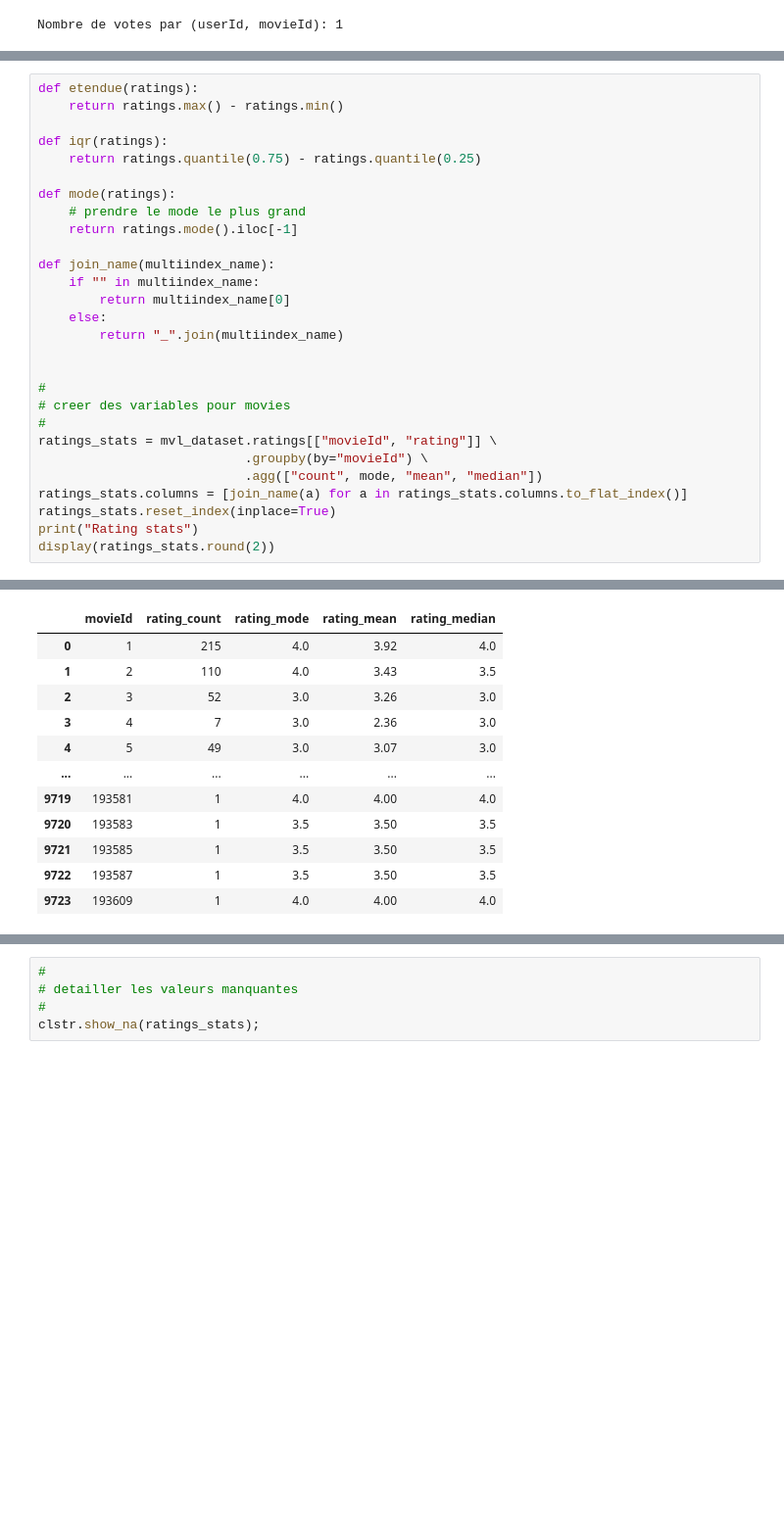
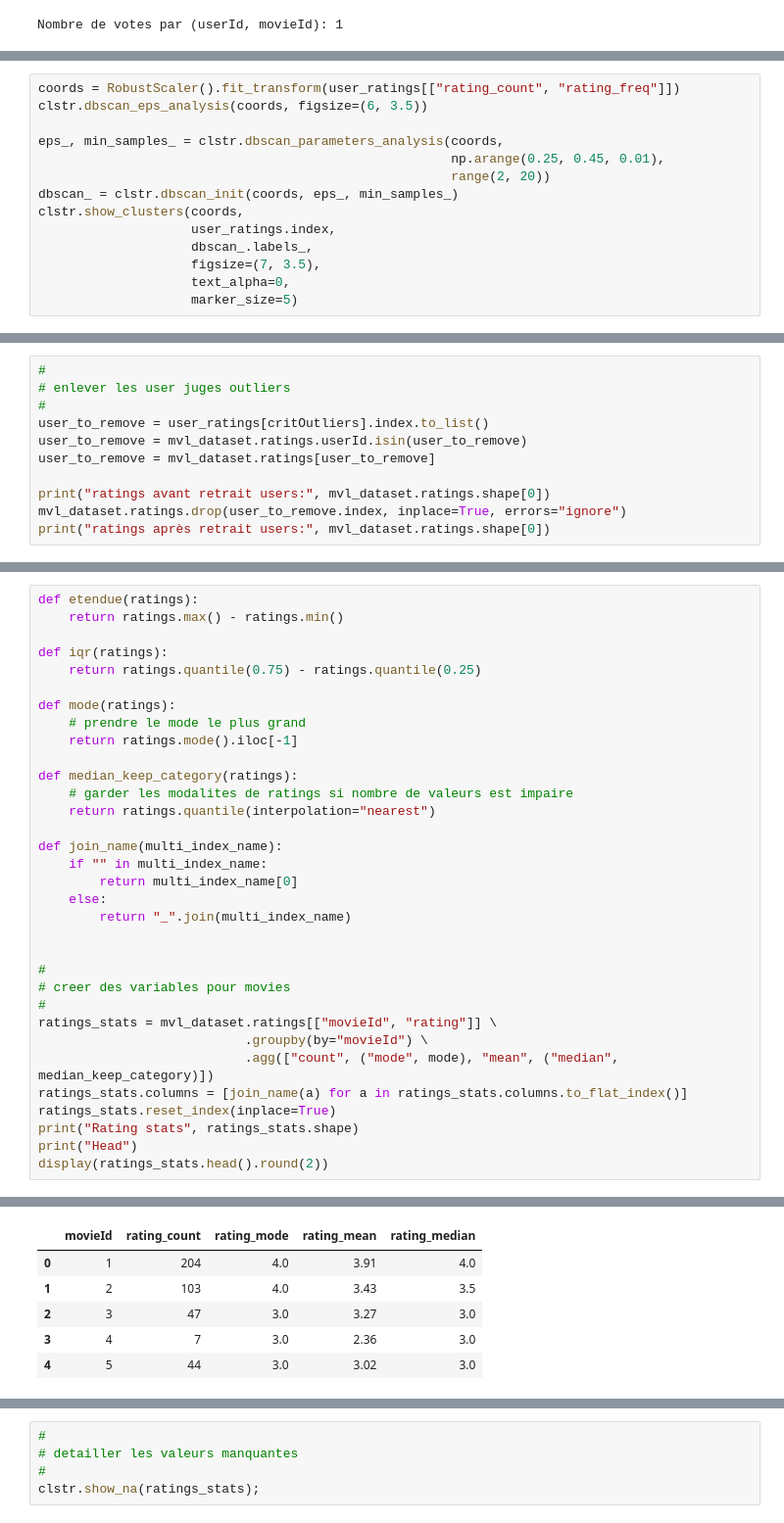
Before and after one commit to jfgagnon00/MovieLens, a Jupyter notebook: Pretraitement.ipynb, the cells around one changed output, grey strips where cells are left out. Shown: that part at 98% size. Drawn from its saved outputs; the diff is of its cells as text; blank space fills up the shorter version.

Commit message:
Filtrer ratings par frequence vote. Exploration + clustering

```diff
--- a/Pretraitement.ipynb
+++ b/Pretraitement.ipynb
@@ -619,0 +746,14 @@ Pour movies.csv, il apparait judicieux d'extraire quelques statistiques sur *rat
+# %%
+coords = RobustScaler().fit_transform(user_ratings[["rating_count", "rating_freq"]])
+clstr.dbscan_eps_analysis(coords, figsize=(6, 3.5))
+
+eps_, min_samples_ = clstr.dbscan_parameters_analysis(coords,
+                                                      np.arange(0.25, 0.45, 0.01),
+                                                      range(2, 20))
+dbscan_ = clstr.dbscan_init(coords, eps_, min_samples_)
+clstr.show_clusters(coords,
+                    user_ratings.index,
+                    dbscan_.labels_,
+                    figsize=(7, 3.5),
+                    text_alpha=0,
+                    marker_size=5)
@@ -619,0 +789,11 @@ Pour movies.csv, il apparait judicieux d'extraire quelques statistiques sur *rat
+# %%
+#
+# enlever les user juges outliers
+#
+user_to_remove = user_ratings[critOutliers].index.to_list()
+user_to_remove = mvl_dataset.ratings.userId.isin(user_to_remove)
+user_to_remove = mvl_dataset.ratings[user_to_remove]
+
+print("ratings avant retrait users:", mvl_dataset.ratings.shape[0])
+mvl_dataset.ratings.drop(user_to_remove.index, inplace=True, errors="ignore")
+print("ratings après retrait users:", mvl_dataset.ratings.shape[0])
@@ -628,11 +814,15 @@ def mode(ratings):
     # prendre le mode le plus grand
     return ratings.mode().iloc[-1]
 
-def join_name(multiindex_name):
-    if "" in multiindex_name:
-        return multiindex_name[0]
+def median_keep_category(ratings):
+    # garder les modalites de ratings si nombre de valeurs est impaire
+    return ratings.quantile(interpolation="nearest")
+
+def join_name(multi_index_name):
+    if "" in multi_index_name:
+        return multi_index_name[0]
     else:
-        return "_".join(multiindex_name)
+        return "_".join(multi_index_name)
 
 
 #
@@ -640,9 +830,10 @@ def join_name(multiindex_name):
 #
 ratings_stats = mvl_dataset.ratings[["movieId", "rating"]] \
                            .groupby(by="movieId") \
-                           .agg(["count", mode, "mean", "median"])
+                           .agg(["count", ("mode", mode), "mean", ("median", median_keep_category)])
 ratings_stats.columns = [join_name(a) for a in ratings_stats.columns.to_flat_index()]
 ratings_stats.reset_index(inplace=True)
-print("Rating stats")
-display(ratings_stats.round(2))
+print("Rating stats", ratings_stats.shape)
+print("Head")
+display(ratings_stats.head().round(2))
 # %% [output]
@@ -650,12 +842,6 @@ Rating stats
 |  | movieId | rating_count | rating_mode | rating_mean | rating_median |
-| 0 | 1 | 215 | 4.0 | 3.92 | 4.0 |
-| 1 | 2 | 110 | 4.0 | 3.43 | 3.5 |
-| 2 | 3 | 52 | 3.0 | 3.26 | 3.0 |
+| 0 | 1 | 204 | 4.0 | 3.91 | 4.0 |
+| 1 | 2 | 103 | 4.0 | 3.43 | 3.5 |
+| 2 | 3 | 47 | 3.0 | 3.27 | 3.0 |
 | 3 | 4 | 7 | 3.0 | 2.36 | 3.0 |
-| 4 | 5 | 49 | 3.0 | 3.07 | 3.0 |
-| ... | ... | ... | ... | ... | ... |
-| 9719 | 193581 | 1 | 4.0 | 4.00 | 4.0 |
-| 9720 | 193583 | 1 | 3.5 | 3.50 | 3.5 |
-| 9721 | 193585 | 1 | 3.5 | 3.50 | 3.5 |
-| 9722 | 193587 | 1 | 3.5 | 3.50 | 3.5 |
-| 9723 | 193609 | 1 | 4.0 | 4.00 | 4.0 |
+| 4 | 5 | 44 | 3.0 | 3.02 | 3.0 |
```
Also changed, not shown: parts of 25 cells of this notebook, 5 other files.
